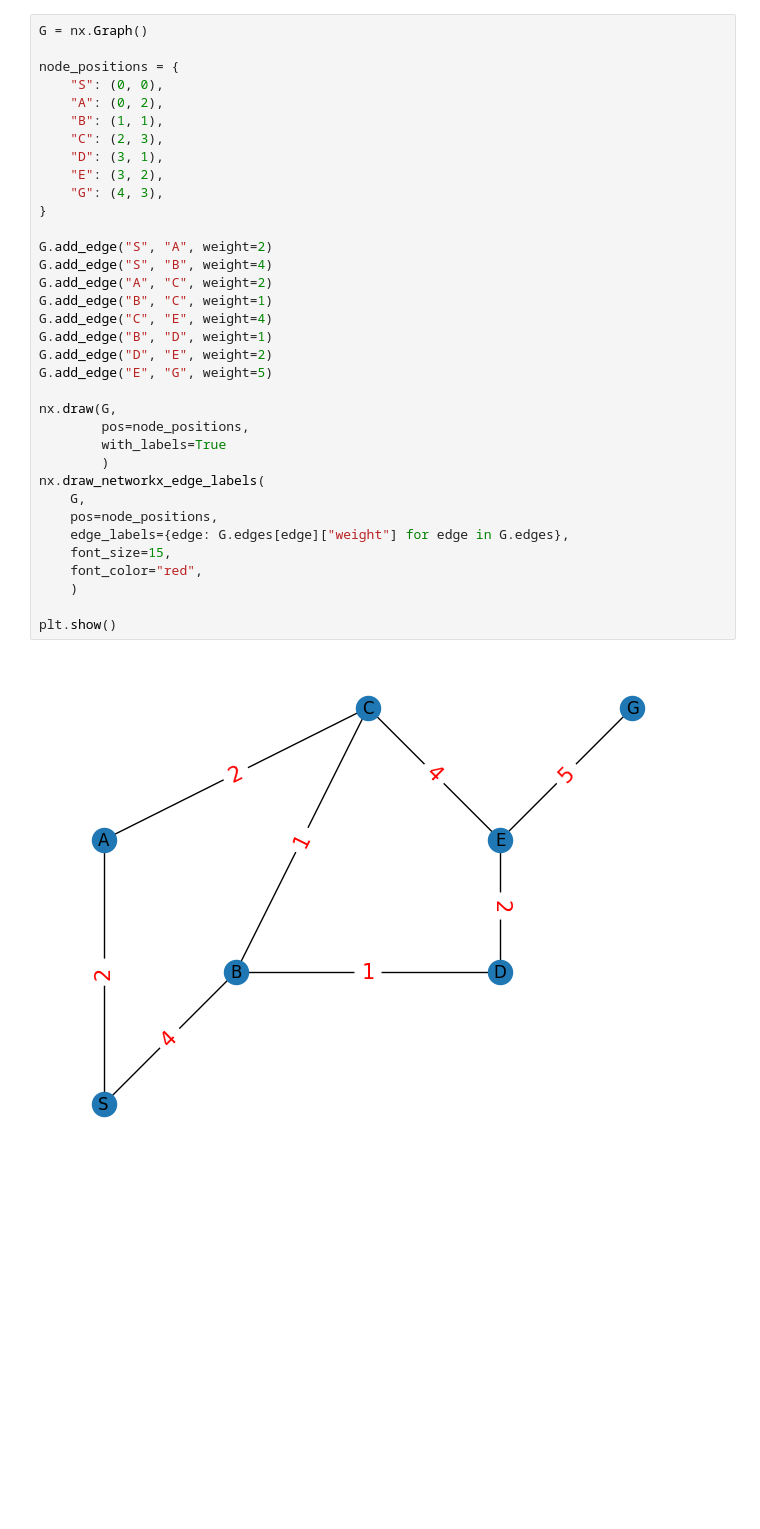
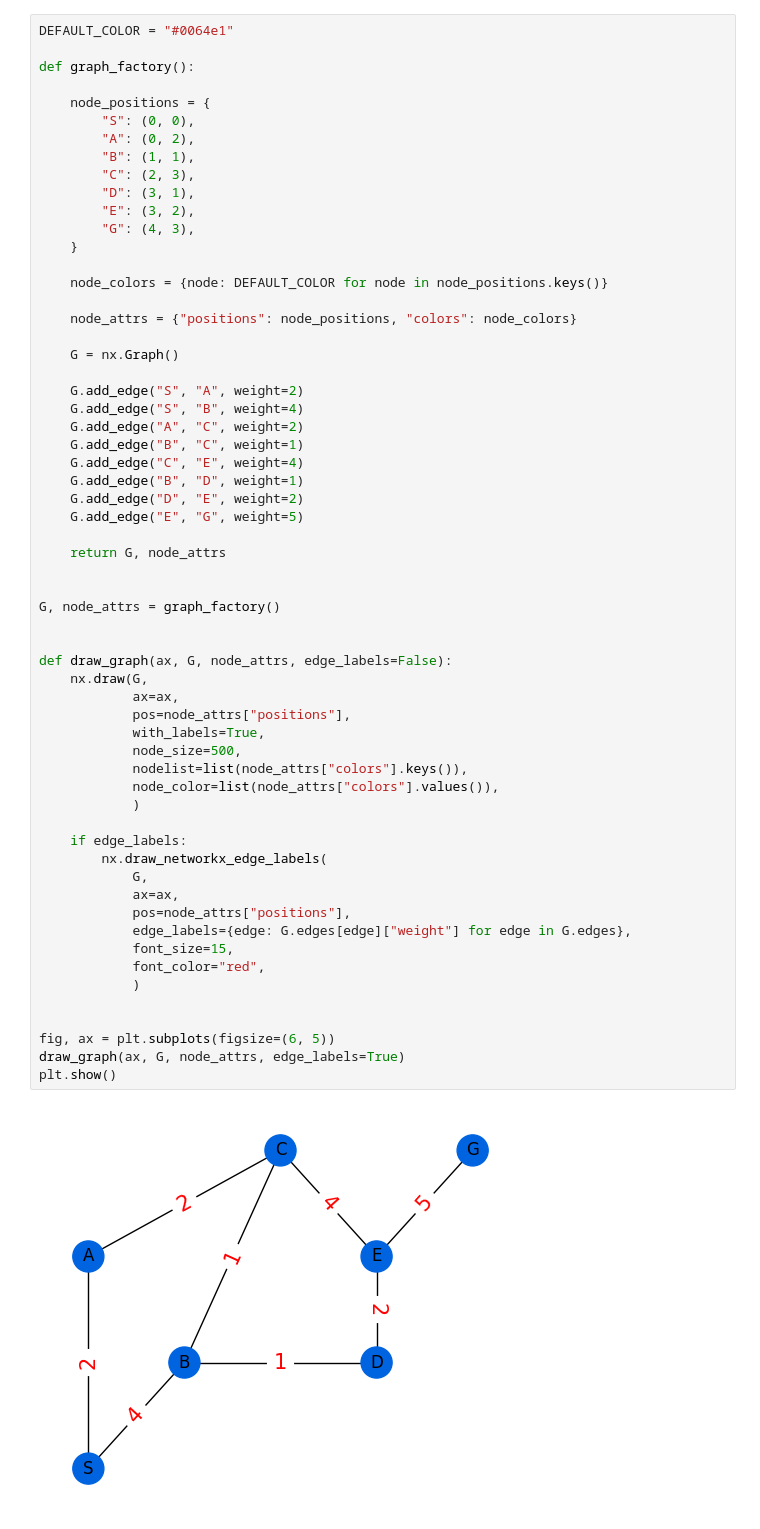
Before and after one commit to MaximoRdz/ARTIFICIAL-INTELLIGENCE, a Jupyter notebook: lab1-Searching-Heuristics/graph_networks.ipynb, the cells around one changed output. Saved outputs shown, nothing was run; the diff lists cells and outputs as text; blank space fills up the shorter version.

```diff
--- a/lab1-Searching-Heuristics/graph_networks.ipynb
+++ b/lab1-Searching-Heuristics/graph_networks.ipynb
@@ -4,39 +2,64 @@ import random
 import networkx as nx
 import matplotlib.pyplot as plt
 # %%
-G = nx.Graph()
+DEFAULT_COLOR = "#0064e1"
 
-node_positions = {
-    "S": (0, 0),
-    "A": (0, 2),
-    "B": (1, 1),
-    "C": (2, 3),
-    "D": (3, 1),
-    "E": (3, 2),
-    "G": (4, 3),
-}
+def graph_factory():
 
-G.add_edge("S", "A", weight=2)
-G.add_edge("S", "B", weight=4)
-G.add_edge("A", "C", weight=2)
-G.add_edge("B", "C", weight=1)
-G.add_edge("C", "E", weight=4)
-G.add_edge("B", "D", weight=1)
-G.add_edge("D", "E", weight=2)
-G.add_edge("E", "G", weight=5)
+    node_positions = {
+        "S": (0, 0),
+        "A": (0, 2),
+        "B": (1, 1),
+        "C": (2, 3),
+        "D": (3, 1),
+        "E": (3, 2),
+        "G": (4, 3),
+    }
 
-nx.draw(G,
-        pos=node_positions,
-        with_labels=True
-        )
-nx.draw_networkx_edge_labels(
-    G,
-    pos=node_positions,
-    edge_labels={edge: G.edges[edge]["weight"] for edge in G.edges},
-    font_size=15,
-    font_color="red",
-    )
+    node_colors = {node: DEFAULT_COLOR for node in node_positions.keys()}
 
+    node_attrs = {"positions": node_positions, "colors": node_colors}
+
+    G = nx.Graph()
+
+    G.add_edge("S", "A", weight=2)
+    G.add_edge("S", "B", weight=4)
+    G.add_edge("A", "C", weight=2)
+    G.add_edge("B", "C", weight=1)
+    G.add_edge("C", "E", weight=4)
+    G.add_edge("B", "D", weight=1)
+    G.add_edge("D", "E", weight=2)
+    G.add_edge("E", "G", weight=5)
+
+    return G, node_attrs
+
+
+G, node_attrs = graph_factory()
+
+
+def draw_graph(ax, G, node_attrs, edge_labels=False):
+    nx.draw(G,
+            ax=ax,
+            pos=node_attrs["positions"],
+            with_labels=True,
+            node_size=500,
+            nodelist=list(node_attrs["colors"].keys()),
+            node_color=list(node_attrs["colors"].values()),
+            )
+
+    if edge_labels:
+        nx.draw_networkx_edge_labels(
+            G,
+            ax=ax,
+            pos=node_attrs["positions"],
+            edge_labels={edge: G.edges[edge]["weight"] for edge in G.edges},
+            font_size=15,
+            font_color="red",
+            )
+
+
+fig, ax = plt.subplots(figsize=(6, 5))
+draw_graph(ax, G, node_attrs, edge_labels=True)
 plt.show()
 # %% [output]
-[figure, old version]
+[figure, new version]
```
Also changed, not shown: parts of 8 cells of this notebook.
